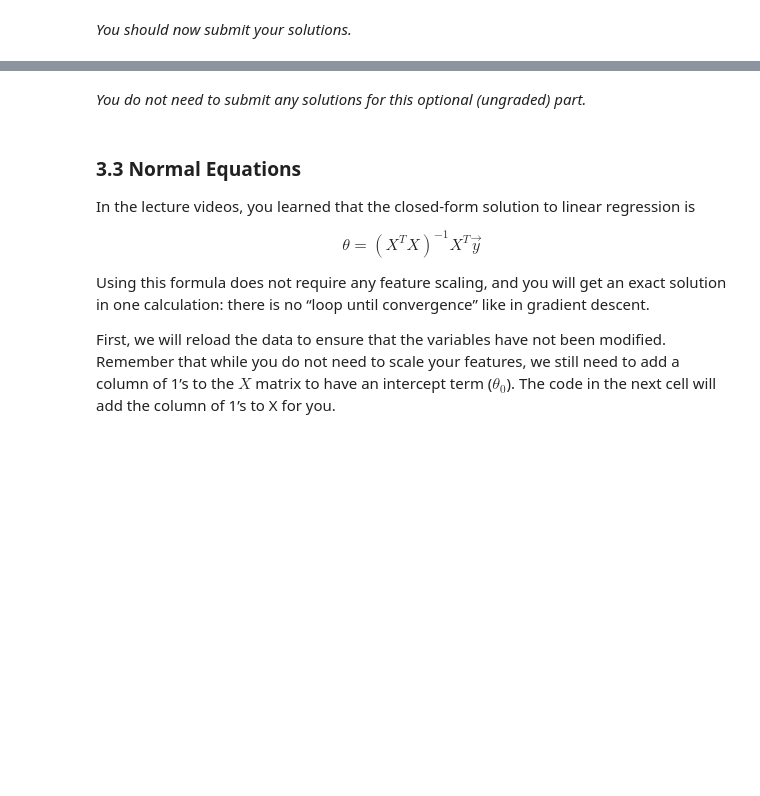
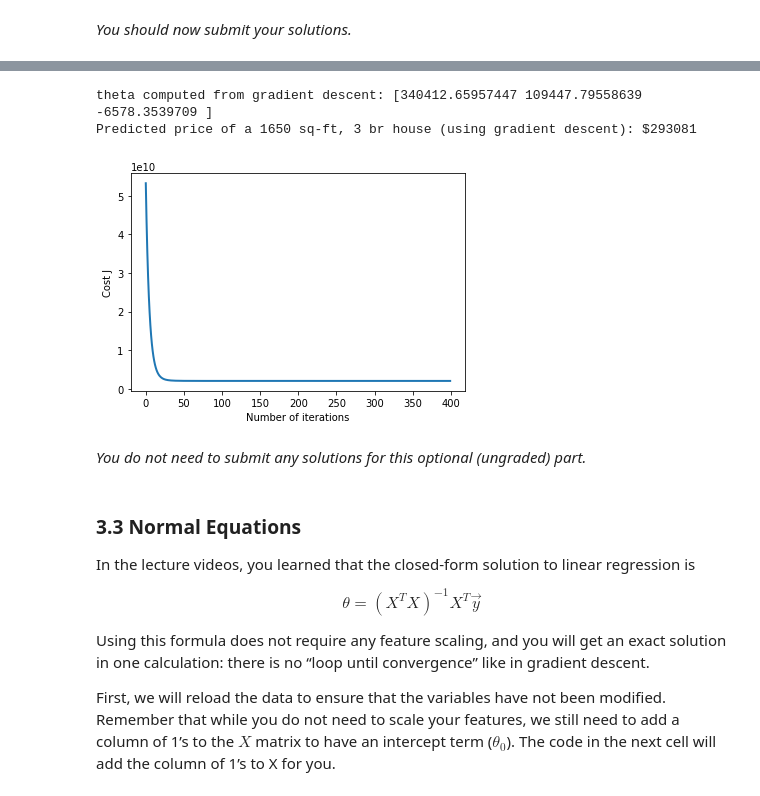
Before and after one commit to haolinzhu/ml-coursera-python-assignments, a Jupyter notebook: Exercise1/exercise1.ipynb, the cells around one changed output, grey strips where cells are left out. Drawn from its saved outputs; the diff is of its cells as text; code cells hidden in the pictures; blank space fills up the shorter version.

```diff
--- a/Exercise1/exercise1.ipynb
+++ b/Exercise1/exercise1.ipynb
@@ -844,7 +844,11 @@ def gradientDescentMulti(X, y, theta, alpha, num_iters):
 
     for i in range(num_iters):
         # ======================= YOUR CODE HERE ==========================
-
+        h = np.matmul(X, theta)
+        temp = (h - y)
+        temp = np.matmul(np.transpose(X), temp)
+        temp = temp * (alpha / m)
+        theta = theta - temp
 
         # =================================================================
 
@@ -904,35 +925,39 @@ Finally, you should complete the code at the end to predict the price
 of a 1650 sq-ft, 3 br house.
 
 Hint
 ----
 At prediction, make sure you do the same feature normalization.
 """
 # Choose some alpha value - change this
 alpha = 0.1
 num_iters = 400
 
 # init theta and run gradient descent
 theta = np.zeros(3)
 theta, J_history = gradientDescentMulti(X, y, theta, alpha, num_iters)
 
 # Plot the convergence graph
 pyplot.plot(np.arange(len(J_history)), J_history, lw=2)
 pyplot.xlabel('Number of iterations')
 pyplot.ylabel('Cost J')
 
 # Display the gradient descent's result
 print('theta computed from gradient descent: {:s}'.format(str(theta)))
 
 # Estimate the price of a 1650 sq-ft, 3 br house
 # ======================= YOUR CODE HERE ===========================
 # Recall that the first column of X is all-ones.
 # Thus, it does not need to be normalized.
-
-price = 0   # You should change this
+x = np.array([1, (1650-2000.68085106)/7.86202619e+02, (3-3.17021277)/7.52842809e-01])
+price = np.matmul(x, theta)   # You should change this
 
 # ===================================================================
 
 print('Predicted price of a 1650 sq-ft, 3 br house (using gradient descent): ${:.0f}'.format(price))
+# %% [output]
+theta computed from gradient descent: [340412.65957447 109447.79558639  -6578.3539709 ]
+Predicted price of a 1650 sq-ft, 3 br house (using gradient descent): $293081
+[figure, added]
 # %% [markdown]
 *You do not need to submit any solutions for this optional (ungraded) part.*
 # %% [markdown]
```
Also changed, not shown: parts of 1 cell of this notebook.
